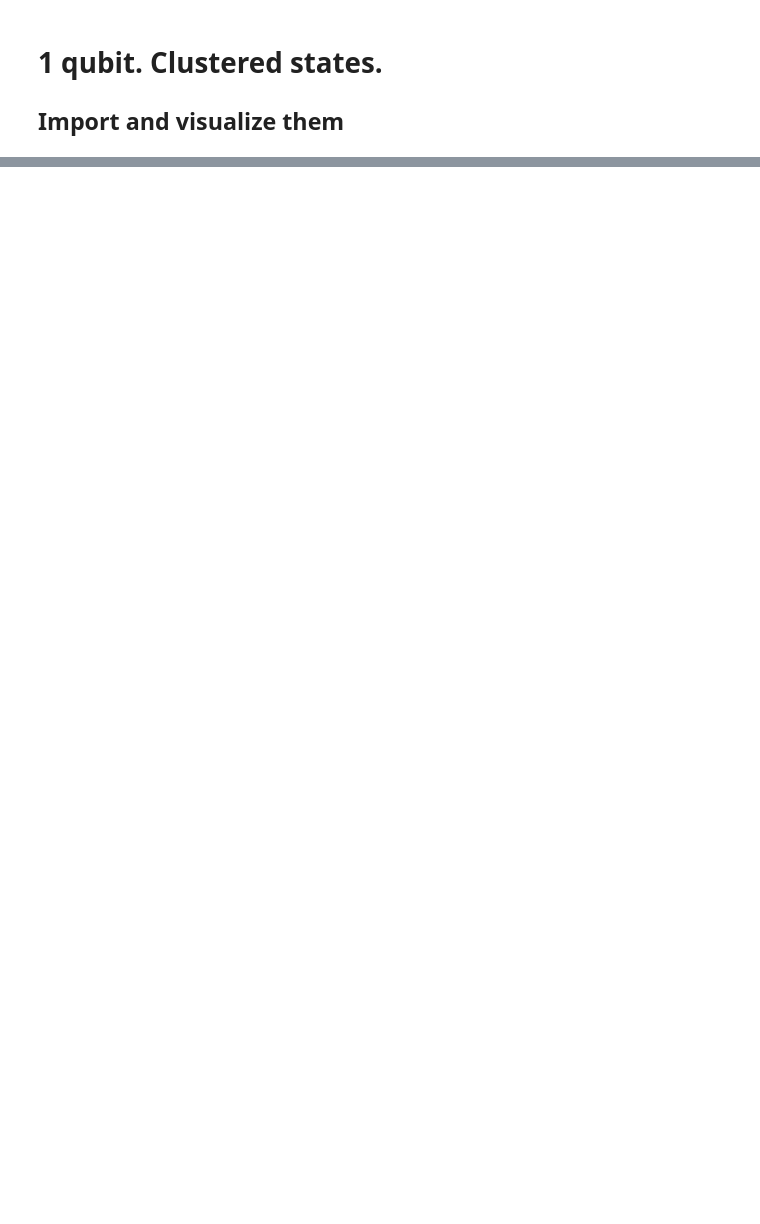
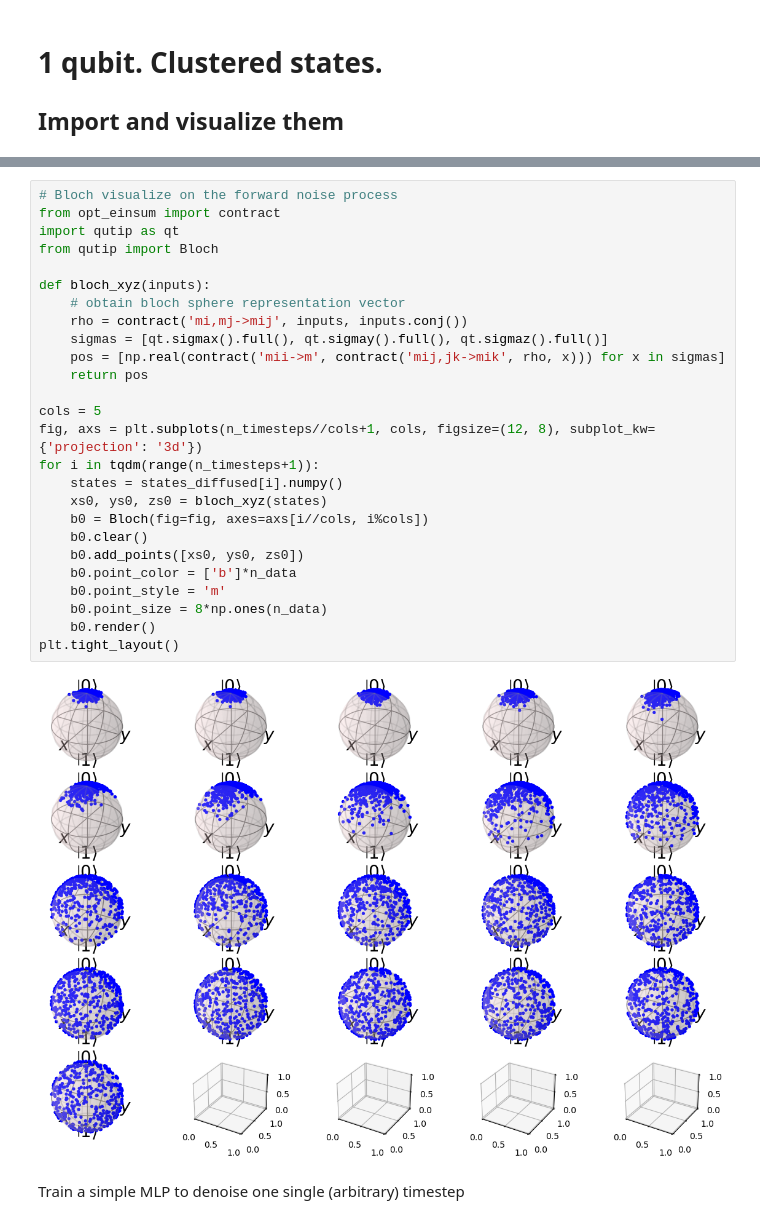
Before and after one commit to alapena/QuantGenMdl, a Jupyter notebook: train_simple_mlp.ipynb, the cells around one changed output, grey strips where cells are left out. Cells and saved outputs as stored; diff of their text form; blank space fills up the shorter version.

```diff
--- a/train_simple_mlp.ipynb
+++ b/train_simple_mlp.ipynb
@@ -72,0 +78,30 @@ TypeError: QDDPMDiffuser.__init__() missing 1 required positional argument: 'n_f
+# %%
+# Bloch visualize on the forward noise process
+from opt_einsum import contract
+import qutip as qt
+from qutip import Bloch
+
+def bloch_xyz(inputs):
+    # obtain bloch sphere representation vector
+    rho = contract('mi,mj->mij', inputs, inputs.conj())
+    sigmas = [qt.sigmax().full(), qt.sigmay().full(), qt.sigmaz().full()]
+    pos = [np.real(contract('mii->m', contract('mij,jk->mik', rho, x))) for x in sigmas]
+    return pos
+
+cols = 5
+fig, axs = plt.subplots(n_timesteps//cols+1, cols, figsize=(12, 8), subplot_kw={'projection': '3d'})
+for i in tqdm(range(n_timesteps+1)):
+    states = states_diffused[i].numpy()
+    xs0, ys0, zs0 = bloch_xyz(states)
+    b0 = Bloch(fig=fig, axes=axs[i//cols, i%cols])
+    b0.clear()
+    b0.add_points([xs0, ys0, zs0])
+    b0.point_color = ['b']*n_data
+    b0.point_style = 'm'
+    b0.point_size = 8*np.ones(n_data)
+    b0.render()
+plt.tight_layout()
+# %% [output]
+[figure, added]
+# %% [markdown]
+Train a simple MLP to denoise one single (arbitrary) timestep
```
Also changed, not shown: parts of 23 cells of this notebook, 3 other files.
